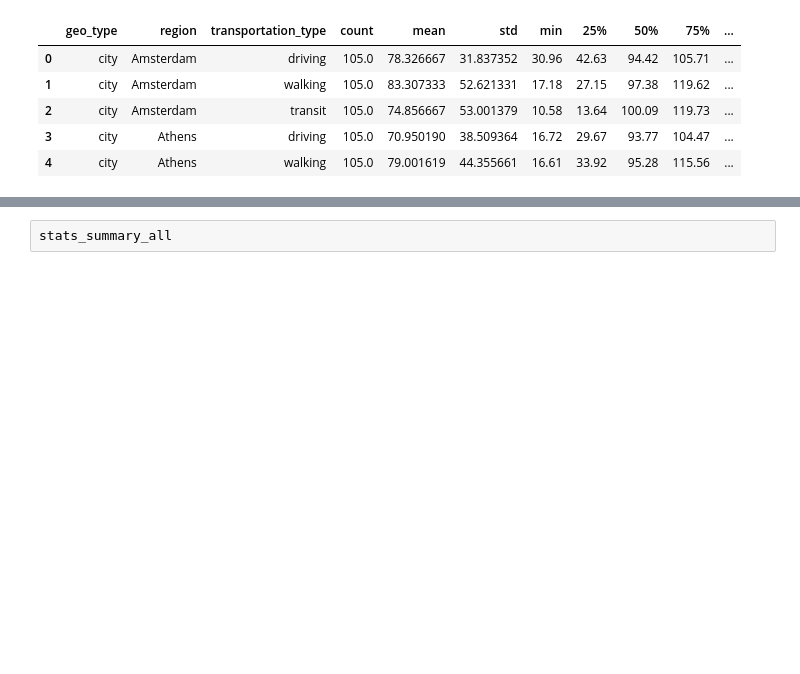
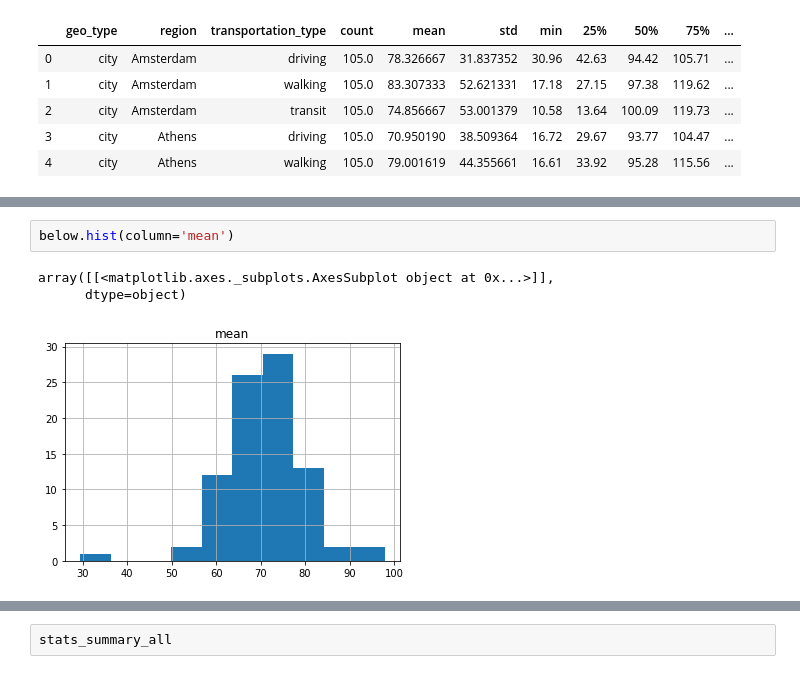
Before and after one commit to rockhound03/CovidDataExplore, a Jupyter notebook: Covid_analytics.ipynb, the cells around one changed output, grey strips where cells are left out. Saved outputs shown, nothing was run; the diff lists cells and outputs as text; blank space fills up the shorter version.

```diff
--- a/Covid_analytics.ipynb
+++ b/Covid_analytics.ipynb
@@ -163,0 +172,6 @@ stats_df.head(5)
+# %%
+below.hist(column='mean')
+# %% [output]
+array([[<matplotlib.axes._subplots.AxesSubplot object at 0x...>]],
+      dtype=object)
+[figure, added]
```
Also changed, not shown: parts of 3 cells of this notebook.
